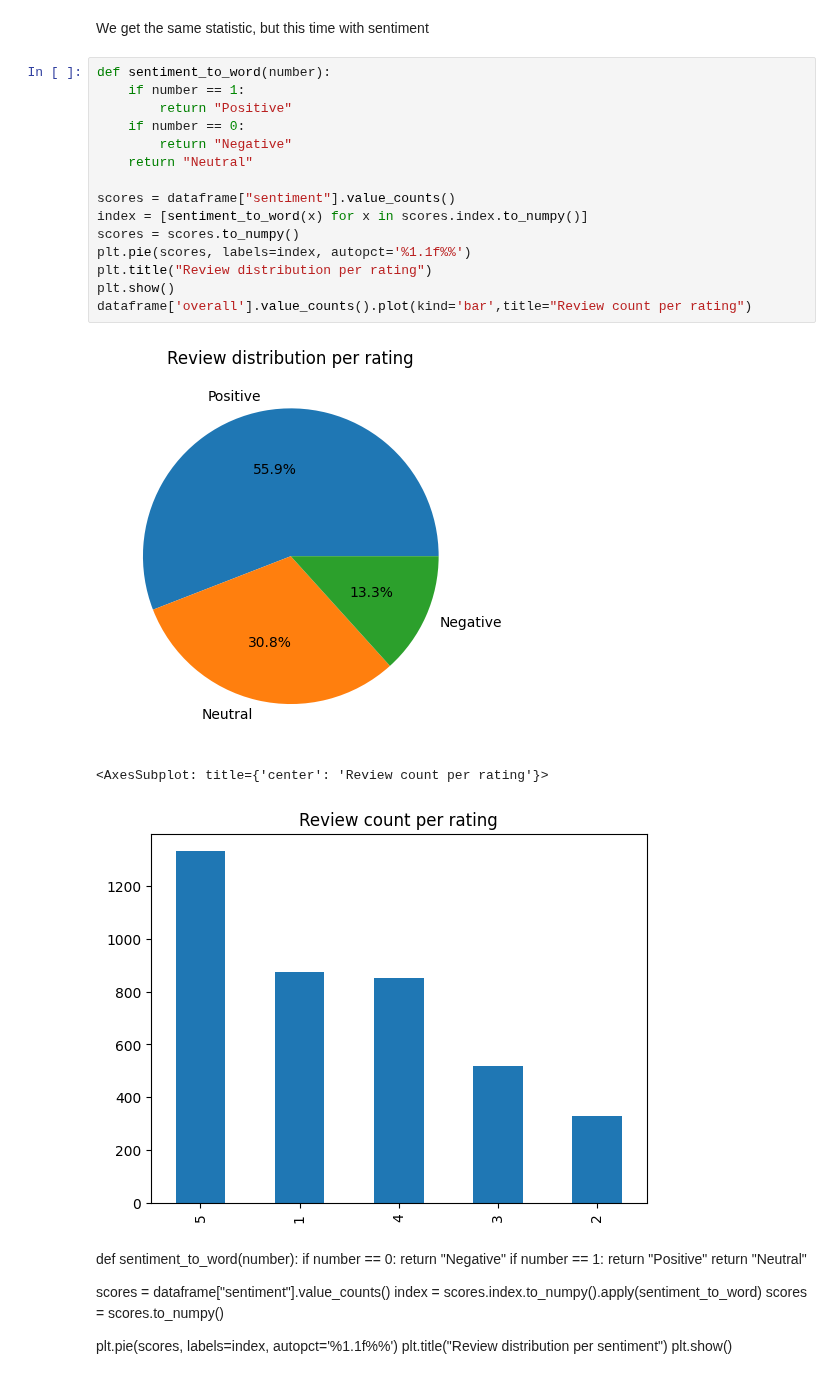
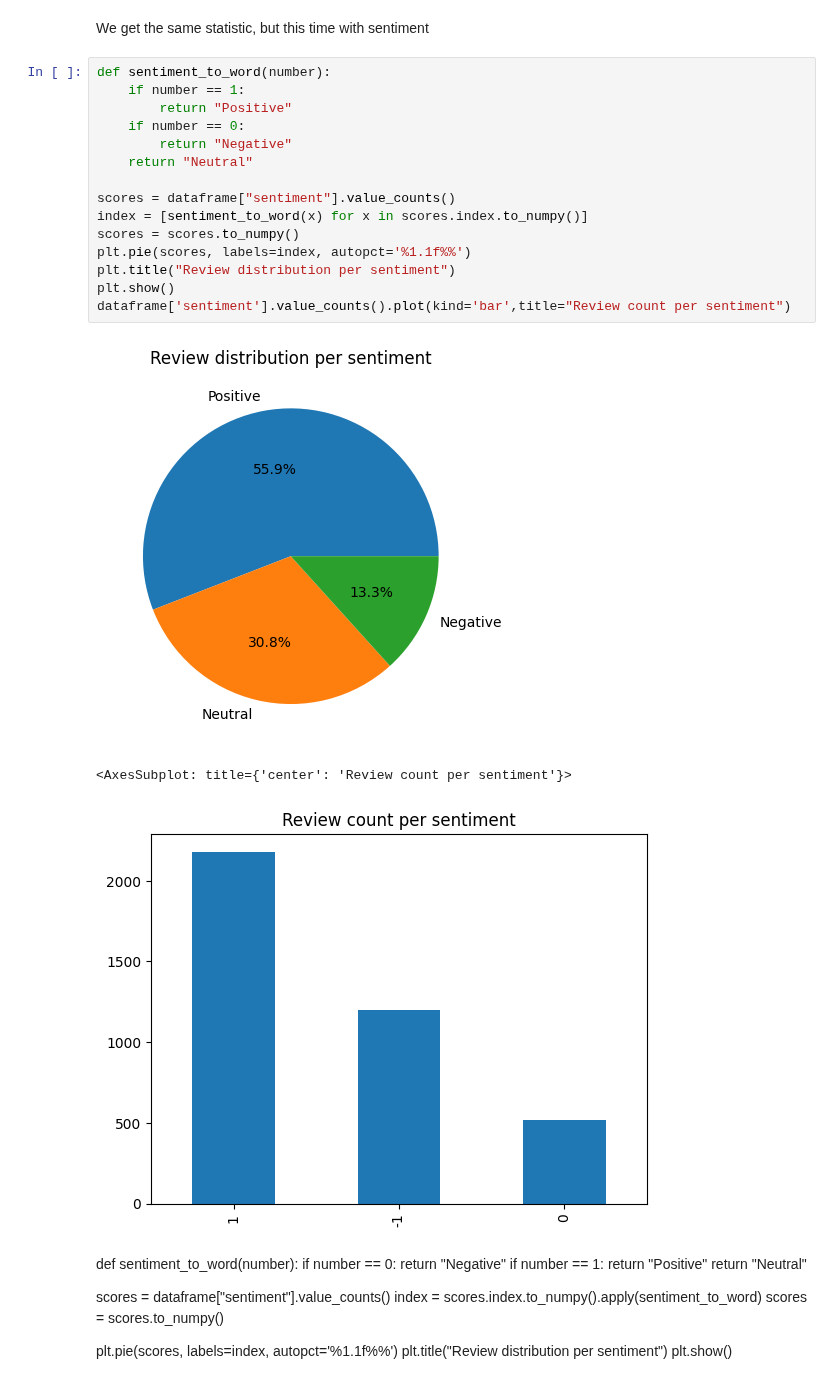
Before and after one commit to longtv2222/Amazon-Reviews-Classifier, a Jupyter notebook: exploratory-data-analysis.ipynb, the cells around one changed output. Drawn from its saved outputs; the diff is of its cells as text.

```diff
--- a/exploratory-data-analysis.ipynb
+++ b/exploratory-data-analysis.ipynb
@@ -79,22 +79,22 @@ We get the same statistic, but this time with sentiment
 # %%
 def sentiment_to_word(number):
     if number == 1:
         return "Positive"
     if number == 0:
         return "Negative"
     return "Neutral"
 
 scores = dataframe["sentiment"].value_counts()
 index = [sentiment_to_word(x) for x in scores.index.to_numpy()]
 scores = scores.to_numpy()
 plt.pie(scores, labels=index, autopct='%1.1f%%')
-plt.title("Review distribution per rating")
+plt.title("Review distribution per sentiment")
 plt.show()
-dataframe['overall'].value_counts().plot(kind='bar',title="Review count per rating")
+dataframe['sentiment'].value_counts().plot(kind='bar',title="Review count per sentiment")
 # %% [output]
-[figure, old version]
+[figure, new version]
-<AxesSubplot: title={'center': 'Review count per rating'}>
+<AxesSubplot: title={'center': 'Review count per sentiment'}>
-[figure, old version]
+[figure, new version]
 # %% [markdown]
 def sentiment_to_word(number):
     if number == 0:
```
